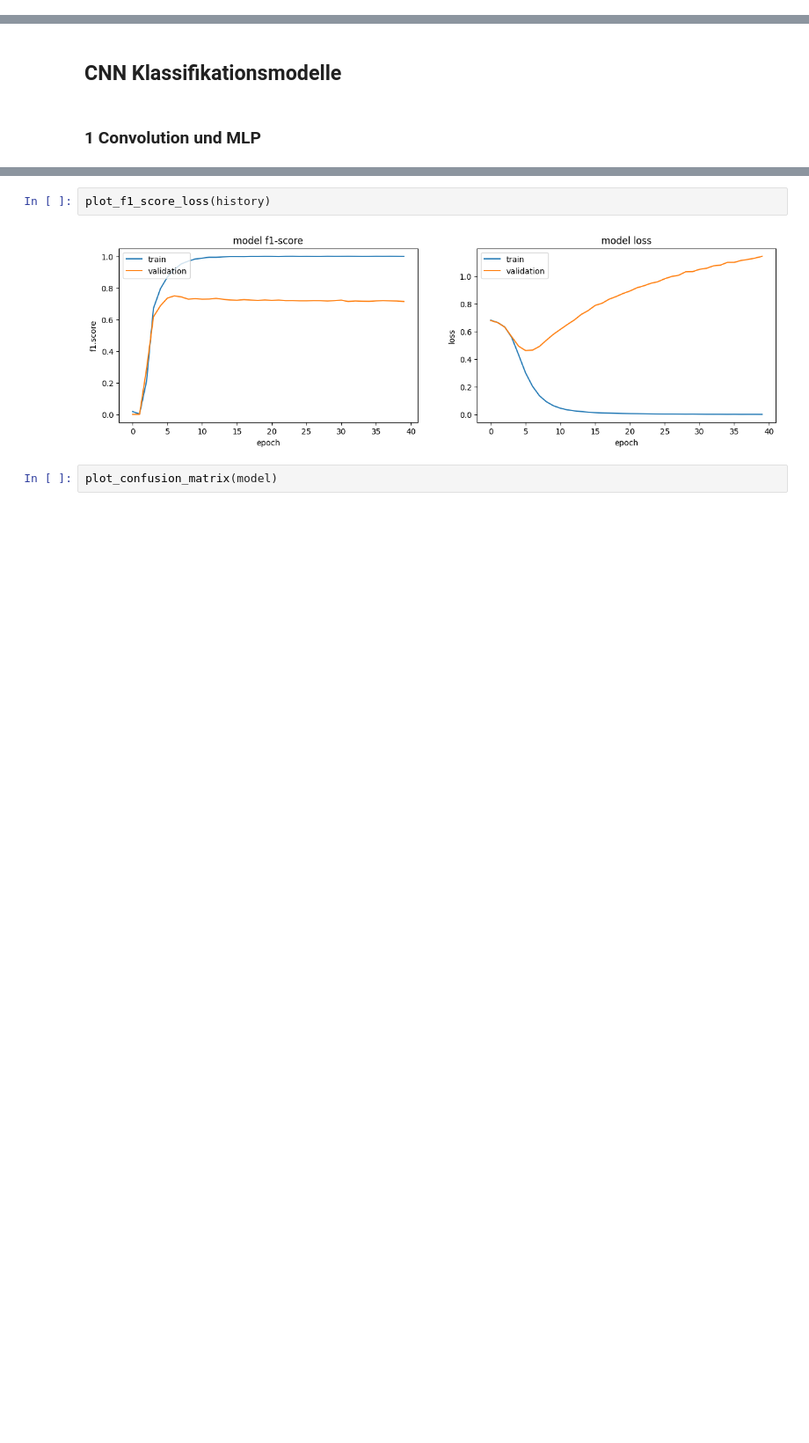
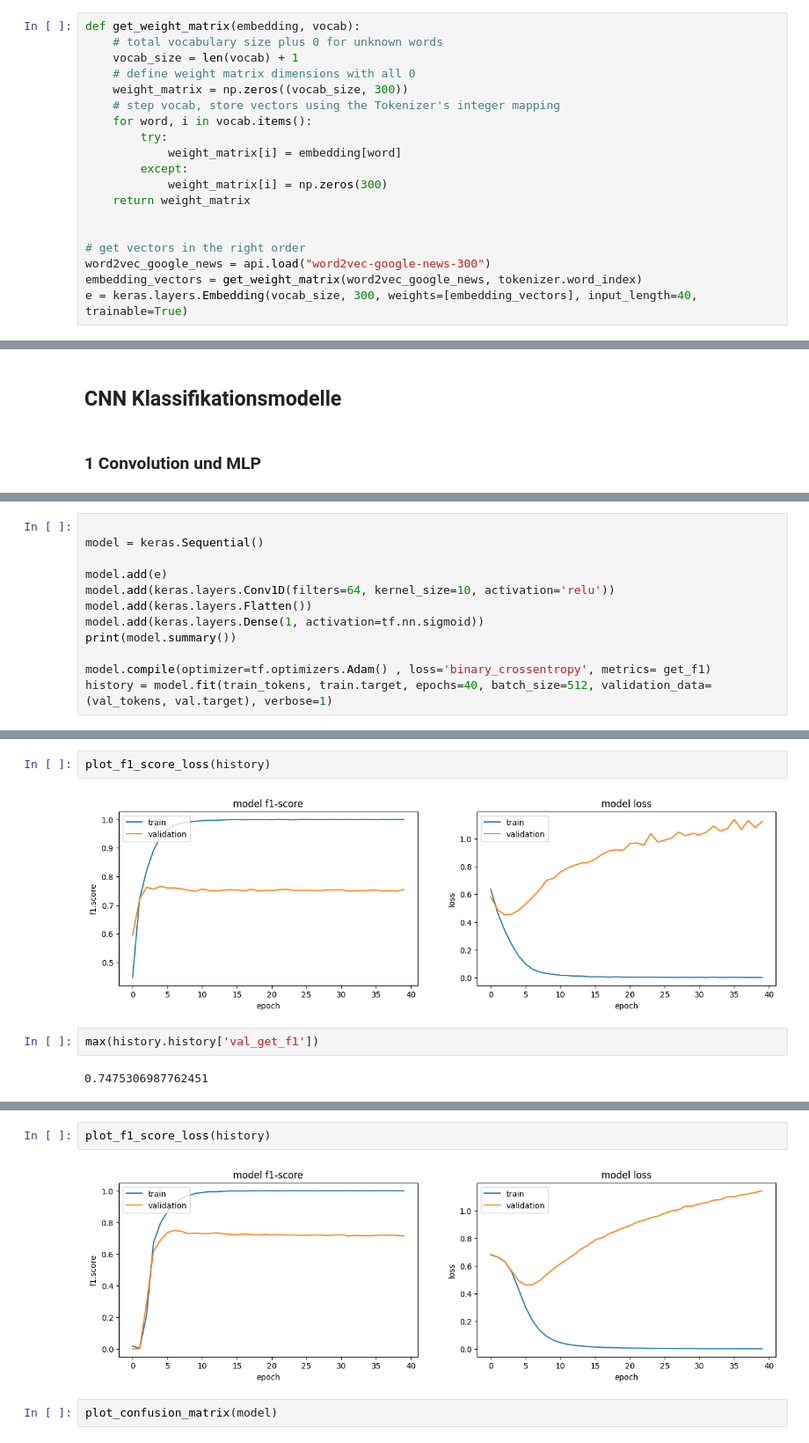
Before and after one commit to florinbarbisch/npr-mc1-text-classification, a Jupyter notebook: Model3_CNN.ipynb, the cells around one changed output, grey strips where cells are left out. Shown at 88% size. Saved outputs shown, nothing was run; the diff lists cells and outputs as text; blank space fills up the shorter version.

Commit message:
add word2vec embedding

```diff
--- a/Model3_CNN.ipynb
+++ b/Model3_CNN.ipynb
@@ -94,6 +98,25 @@ train_tokens = pad_sequences(train_tokens, padding='post', maxlen=maxlen)
 val_tokens = pad_sequences(val_tokens, padding='post', maxlen=maxlen)
 # %% [output]
 Maximal number of words of sentences 31
+# %%
+def get_weight_matrix(embedding, vocab):
+    # total vocabulary size plus 0 for unknown words
+    vocab_size = len(vocab) + 1
+    # define weight matrix dimensions with all 0
+    weight_matrix = np.zeros((vocab_size, 300))
+    # step vocab, store vectors using the Tokenizer's integer mapping
+    for word, i in vocab.items():
+        try:
+            weight_matrix[i] = embedding[word]
+        except:
+            weight_matrix[i] = np.zeros(300)
+    return weight_matrix
+
+
+# get vectors in the right order
+word2vec_google_news = api.load("word2vec-google-news-300")
+embedding_vectors = get_weight_matrix(word2vec_google_news, tokenizer.word_index)
+e = keras.layers.Embedding(vocab_size, 300, weights=[embedding_vectors], input_length=40, trainable=True)
 # %% [markdown]
 ## Helper Functions
 
@@ -173,0 +197,12 @@ Epoch 40/40
+# %%
+
+model = keras.Sequential()
+
+model.add(e)
+model.add(keras.layers.Conv1D(filters=64, kernel_size=10, activation='relu'))
+model.add(keras.layers.Flatten())
+model.add(keras.layers.Dense(1, activation=tf.nn.sigmoid))
+print(model.summary())
+
+model.compile(optimizer=tf.optimizers.Adam() , loss='binary_crossentropy', metrics= get_f1)
+history = model.fit(train_tokens, train.target, epochs=40, batch_size=512, validation_data=(val_tokens, val.target), verbose=1)
@@ -173,0 +227,8 @@ Epoch 40/40
+# %%
+plot_f1_score_loss(history)
+# %% [output]
+[figure, added]
+# %%
+max(history.history['val_get_f1'])
+# %% [output]
+0.7475306987762451
```
Also changed, not shown: parts of 11 cells of this notebook.
